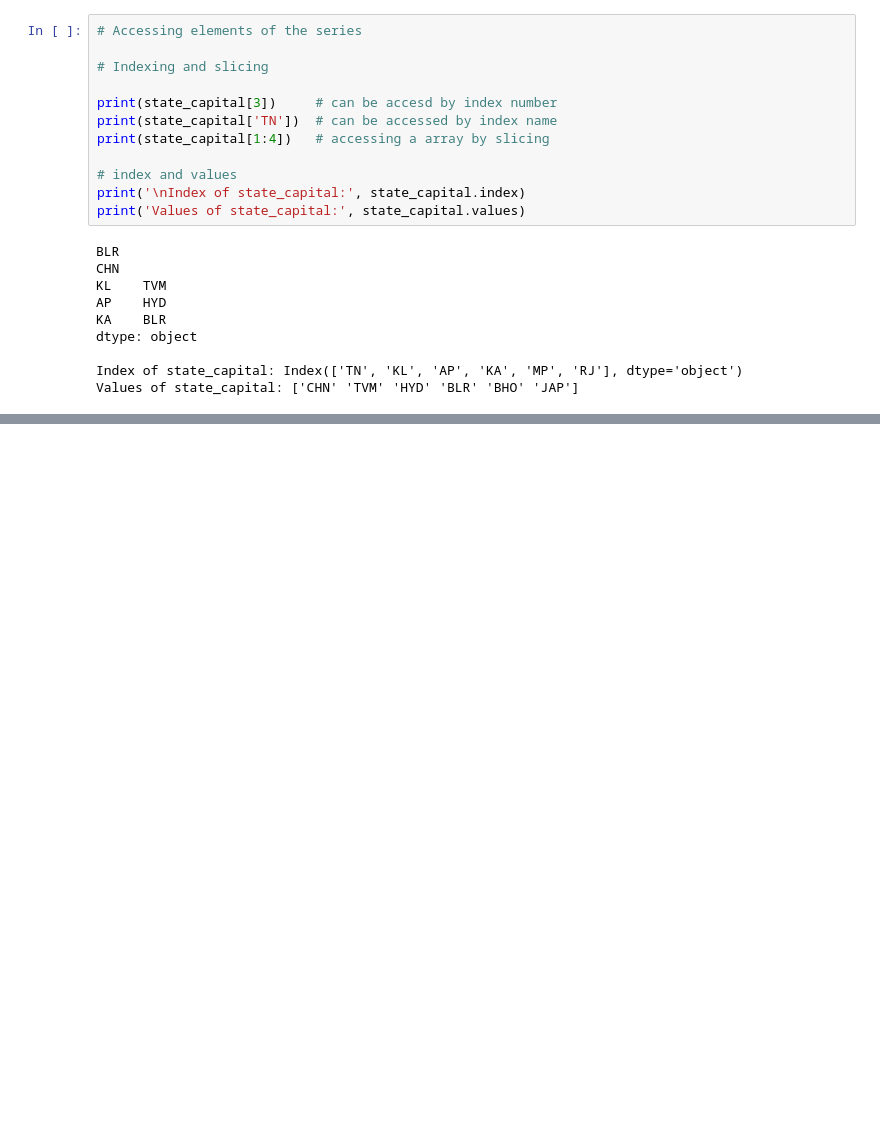
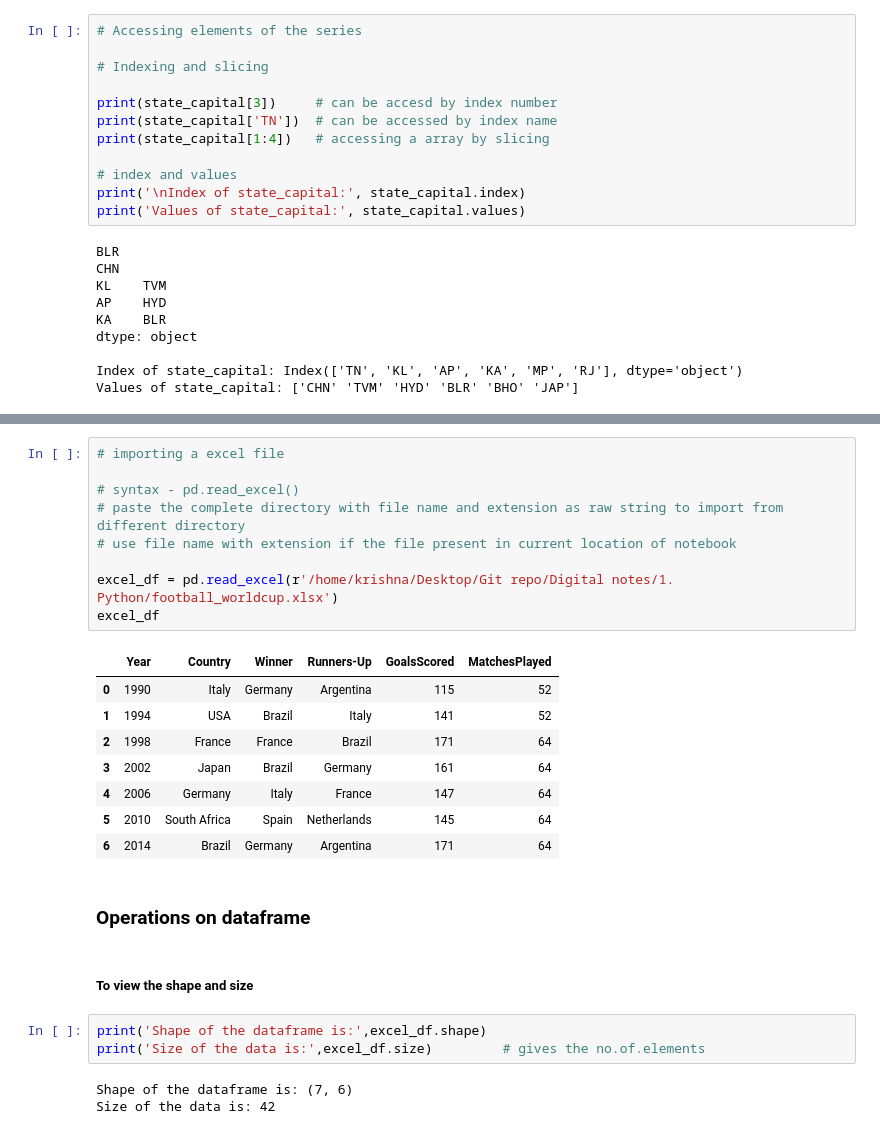
Before and after one commit to Sureshkrishh/Datascience-notes, a Jupyter notebook: 1. Python/010. Pandas.ipynb, the cells around one changed output, grey strips where cells are left out. Saved outputs shown, nothing was run; the diff lists cells and outputs as text; blank space fills up the shorter version.

Commit message:
python notes

```diff
--- a/1. Python/010. Pandas.ipynb
+++ b/1. Python/010. Pandas.ipynb
@@ -132,0 +206,28 @@ Values of state_capital: ['CHN' 'TVM' 'HYD' 'BLR' 'BHO' 'JAP']
+# %%
+# importing a excel file
+
+# syntax - pd.read_excel()
+# paste the complete directory with file name and extension as raw string to import from different directory
+# use file name with extension if the file present in current location of notebook
+
+excel_df = pd.read_excel(r'/home/krishna/Desktop/Git repo/Digital notes/1. Python/football_worldcup.xlsx')
+excel_df
+# %% [output]
+|  | Year | Country | Winner | Runners-Up | GoalsScored | MatchesPlayed |
+| 0 | 1990 | Italy | Germany | Argentina | 115 | 52 |
+| 1 | 1994 | USA | Brazil | Italy | 141 | 52 |
+| 2 | 1998 | France | France | Brazil | 171 | 64 |
+| 3 | 2002 | Japan | Brazil | Germany | 161 | 64 |
+| 4 | 2006 | Germany | Italy | France | 147 | 64 |
+| 5 | 2010 | South Africa | Spain | Netherlands | 145 | 64 |
+| 6 | 2014 | Brazil | Germany | Argentina | 171 | 64 |
+# %% [markdown]
+### Operations on dataframe
+# %% [markdown]
+##### To view the shape and size
+# %%
+print('Shape of the dataframe is:',excel_df.shape)
+print('Size of the data is:',excel_df.size)         # gives the no.of.elements
+# %% [output]
+Shape of the dataframe is: (7, 6)
+Size of the data is: 42
```
Also changed, not shown: parts of 37 cells of this notebook, 2 other files.
